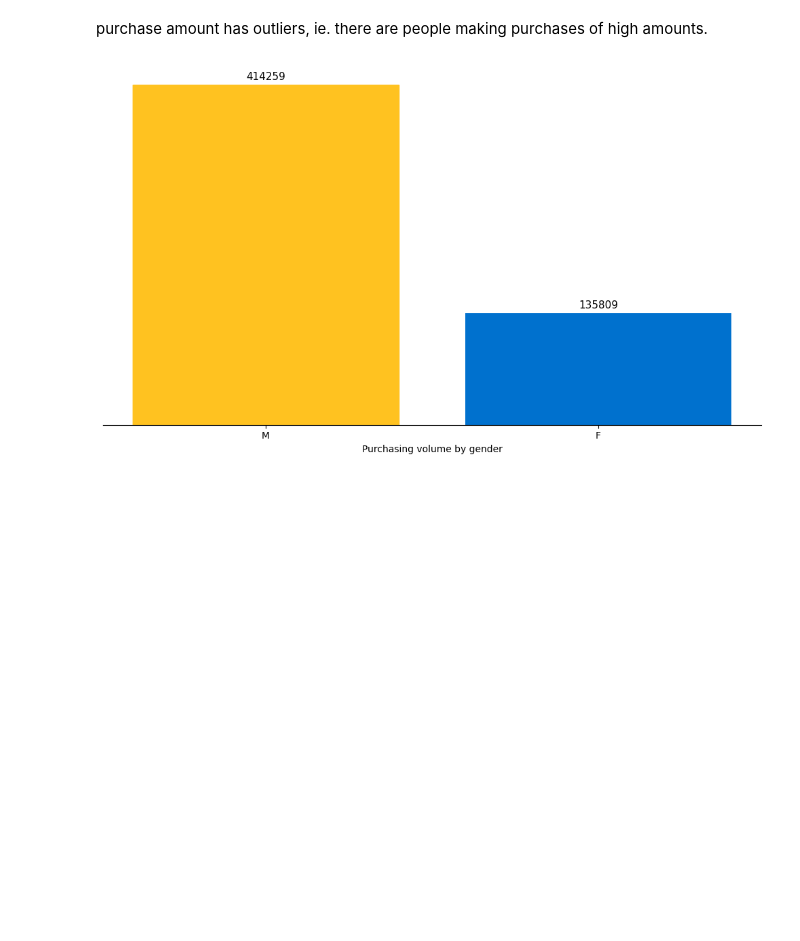
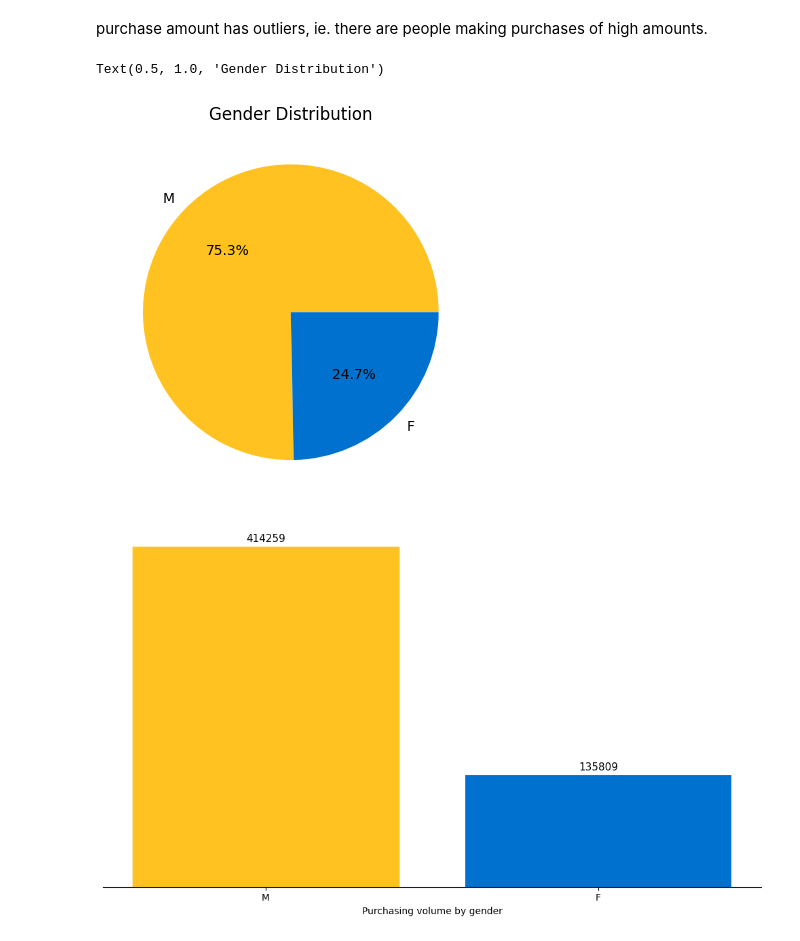
Before and after one commit to RichaGaharwar/Walmart---Confidence-Interval-CLT, a Jupyter notebook: Walmart_Confidence_Interval_&_CLT.ipynb, the cells around one changed output. Saved outputs shown, nothing was run; the diff lists cells and outputs as text; code cells hidden in the pictures; blank space fills up the shorter version.

```diff
--- a/Walmart_Confidence_Interval_&_CLT.ipynb
+++ b/Walmart_Confidence_Interval_&_CLT.ipynb
@@ -216,6 +216,12 @@ plt.show()
 [figure]
 # %% [markdown]
 purchase amount has outliers, ie. there are people making purchases of high amounts.
+# %%
+plt.pie(x=walmart['Gender'].value_counts(), labels=walmart['Gender'].value_counts().index, colors=['#FFC220', '#0071CE'], autopct='%1.1f%%')
+plt.title('Gender Distribution')
+# %% [output]
+Text(0.5, 1.0, 'Gender Distribution')
+[figure, added]
 # %%
 Spark_Yellow = '#FFC220'
 True_Blue = '#0071CE'
```
